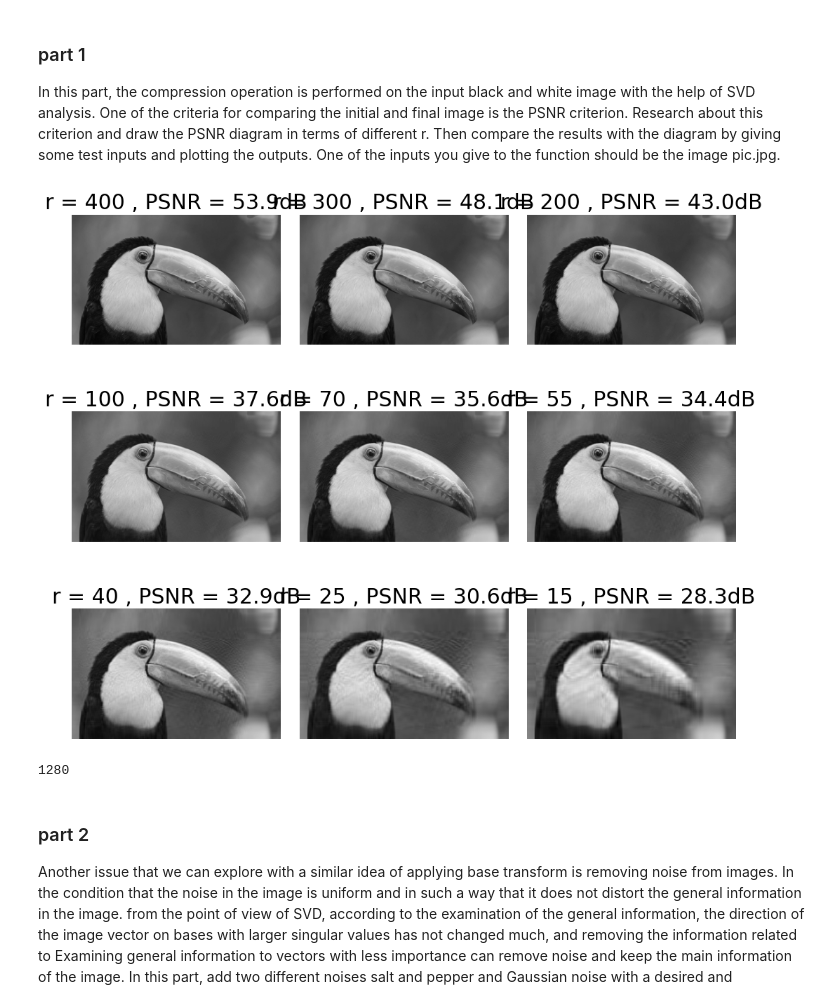
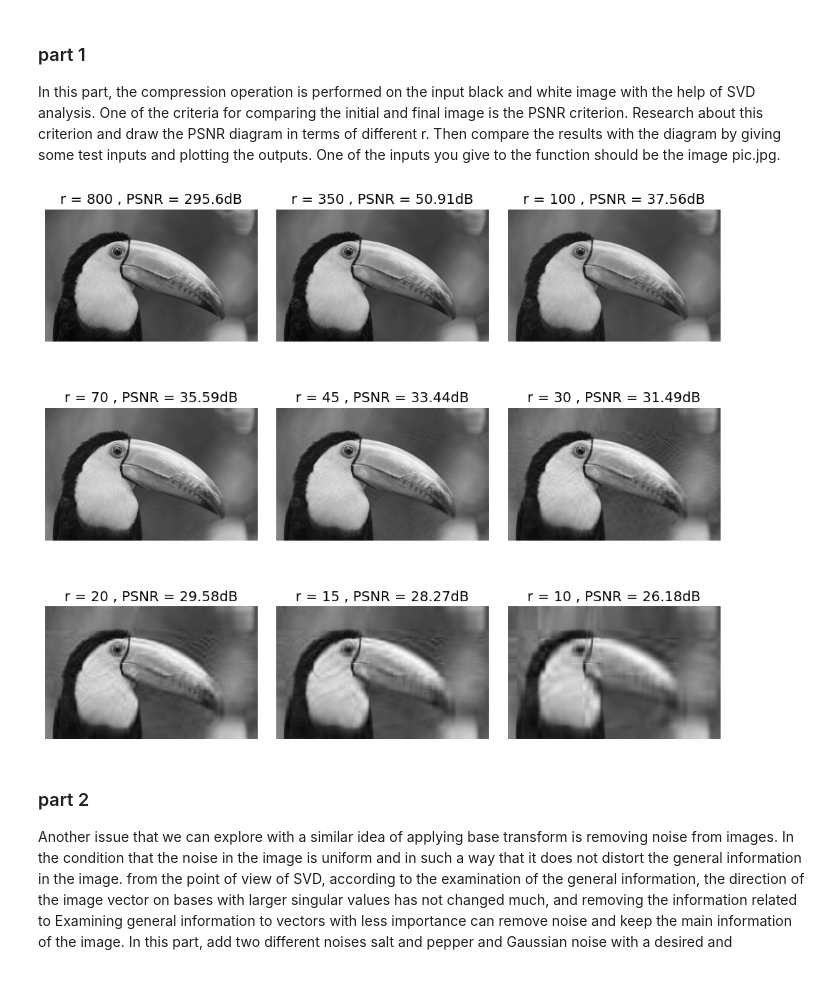
Before and after one commit to AliKouchekzade/MMIE_CHW3, a Jupyter notebook: CHW3.ipynb, the cells around one changed output. Drawn from its saved outputs; the diff is of its cells as text; code cells hidden in the pictures.

```diff
--- a/CHW3.ipynb
+++ b/CHW3.ipynb
@@ -222,25 +219,24 @@ One of the inputs you give to the function should be the image pic.jpg.
 # %%
 import cv2
 import numpy as np
 from matplotlib import pyplot as plt
 image = np.array(cv2.imread('pic.jpg',cv2.IMREAD_GRAYSCALE))
 m , n = image.shape
 U, eign, V = np.linalg.svd(image)
 fig = plt.figure(figsize=(10,9))
-for index,r in enumerate([400,300,200,100,70,55,40,25,15]):
+for index,r in enumerate([800,350,100,70,45,30,20,15,10]):
     sigma = np.eye(m,n) @ np.diag(np.append(eign[:r],np.array([0] * (n - r))))
     reconstruct = U @ sigma @ V
-    diff = reconstruct - image
+    diff = np.array(reconstruct - image)
     PSNR =20 * np.log10(255) - 10 * np.log10(np.sum(diff ** 2) / (m * n))
     plt.subplot(331 + index)
     plt.imshow(reconstruct,cmap='gray')
-    plt.title('r = {} , PSNR = {:.3}dB'.format(r,PSNR))
+    plt.title('r = {} , PSNR = {:.4}dB'.format(r,PSNR),fontsize = 14)
     plt.axis('off')
 fig.tight_layout()
 plt.show()
 # %% [output]
-[figure, old version]
+[figure, new version]
-1280
 # %% [markdown]
 ###  part 2
 
```
Also changed, not shown: parts of 12 cells of this notebook.
